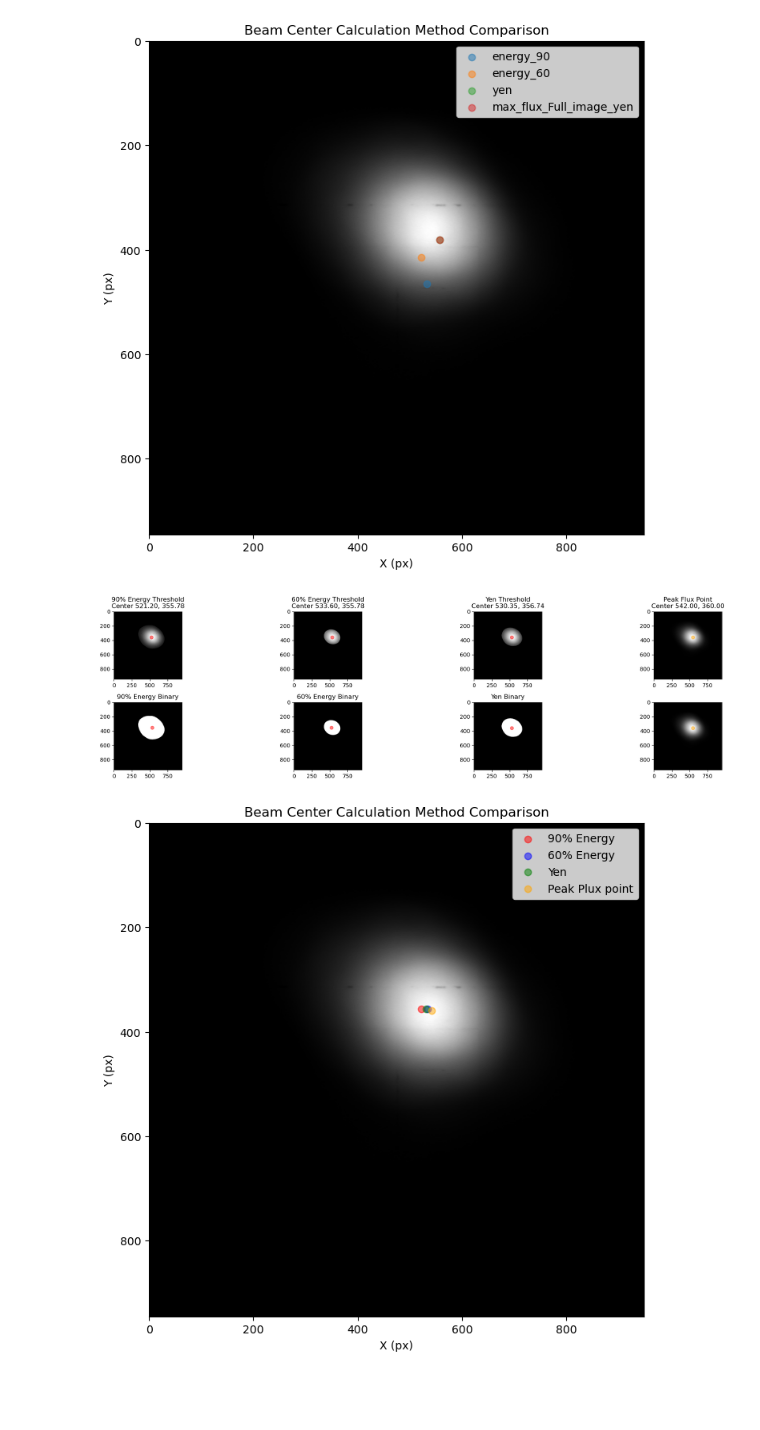
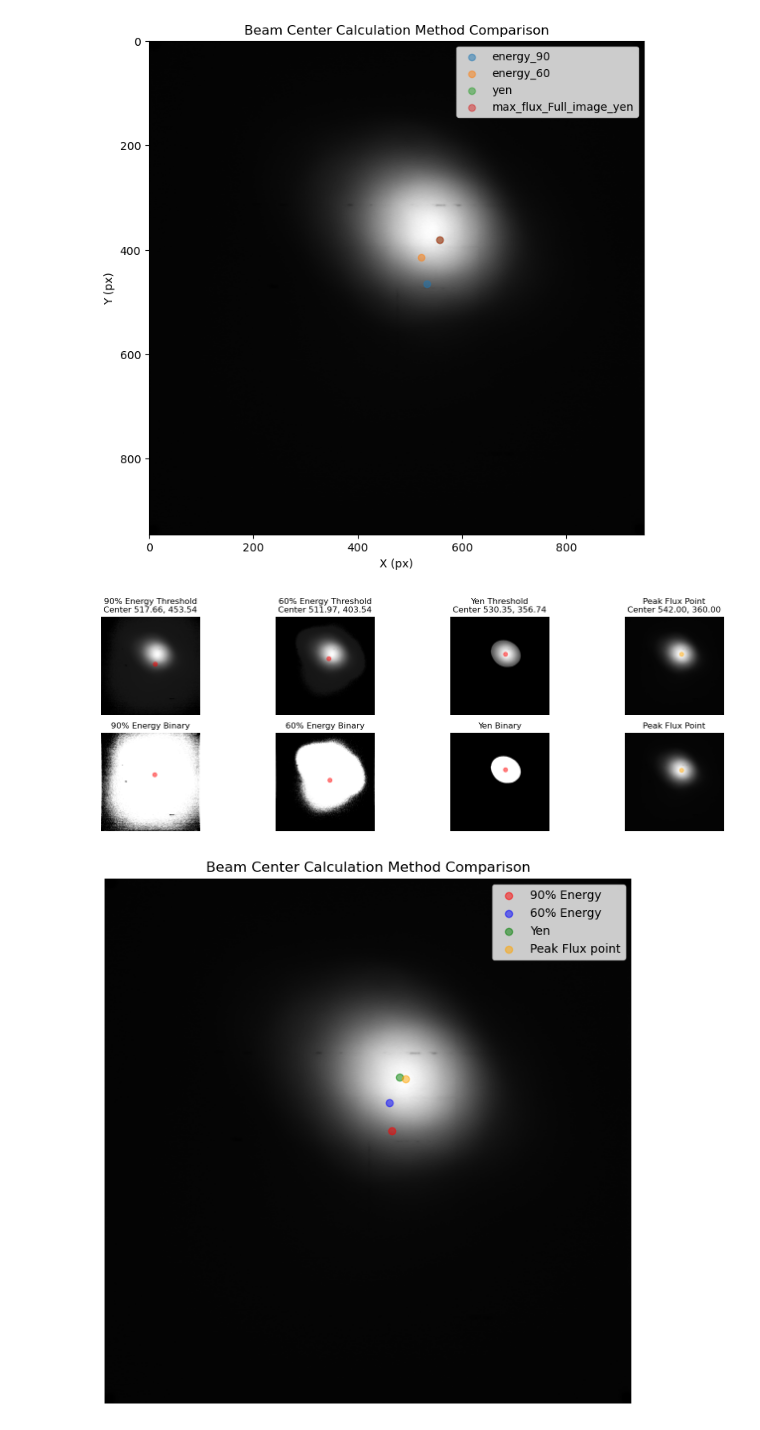
Before and after one commit to NREL/NREL-Beam-Characterization, a Jupyter notebook: visual_comparison_beam_center.ipynb, the cells around one changed output. Cells and saved outputs as stored; diff of their text form; code cells hidden in the pictures; blank space fills up the shorter version.

```diff
--- a/visual_comparison_beam_center.ipynb
+++ b/visual_comparison_beam_center.ipynb
@@ -19,7 +19,7 @@ images = imread(image_file_path)
 
 # image_0 = images[0]
 image_0 = images
-img_offset = 300 # Adjust the image to remove background noise
+img_offset = 00 # Adjust the image to remove background noise
 
 x_scale = 12 / image_0.shape[1]
 y_scale = 12 / image_0.shape[0]
@@ -106,7 +106,7 @@ x_max = x_max[0]
 
 
 
-fig, ax = plt.subplots(2, 4, figsize=(20, 5))
+fig, ax = plt.subplots(2, 4, figsize=(15, 5))
 ax[0, 0].imshow(img_threhsold_90, cmap="gray")
 ax[0, 0].scatter(img_threhsold_90_center[1], img_threhsold_90_center[0], label="90% Energy", color="red", alpha=0.5)
 ax[0, 0].set_title(f"90% Energy Threshold\nCenter {img_threhsold_90_center[1]:.2f}, {img_threhsold_90_center[0]:.2f}")
@@ -118,38 +118,50 @@ ax[1, 0].scatter(img_threhsold_60_center[1],img_threhsold_60_center[0], label="9
 ax[1, 0].set_title("90% Energy Binary")
 ax[1, 1].imshow(img_threshold_60_binary, cmap="gray")
 ax[1, 1].scatter(img_threhsold_90_center[1], img_threhsold_90_center[0], label="60% Energy Binary", color="red", alpha=0.5)
 ax[1, 1].set_title("60% Energy Binary")
 ax[0, 2].imshow(img_threshold_yen, cmap="gray")
 ax[0, 2].scatter(img_threshold_yen_center[1], img_threshold_yen_center[0], label="Yen Threshold", color="red", alpha=0.5)
 ax[0, 2].set_title(f"Yen Threshold\nCenter {img_threshold_yen_center[1]:.2f}, {img_threshold_yen_center[0]:.2f}")
 ax[1, 2].imshow(img_threshold_yen_binary, cmap="gray")
 ax[1, 2].scatter(img_threshold_yen_center[1], img_threshold_yen_center[0], label="Yen Binary", color="red", alpha=0.5)
 ax[1, 2].set_title("Yen Binary")
 ax[0, 3].imshow(image_0, cmap="gray")
-ax[0, 3].scatter(x_max, y_max, label="Peak Plux point", color="orange", alpha=0.5)
+ax[0, 3].scatter(x_max, y_max, label="Peak Flux point", color="orange", alpha=0.5)
 ax[0, 3].set_title(f"Peak Flux Point\nCenter {x_max:.2f}, {y_max:.2f}")
 ax[1, 3].imshow(image_0, cmap="gray")
-ax[1, 3].scatter(x_max, y_max, label="Peak Plux point", color="orange", alpha=0.5)
+ax[1, 3].scatter(x_max, y_max, label="Peak Flux point", color="orange", alpha=0.5)
+ax[1, 3].set_title("Peak Flux Point")
+# turn off axis
+for i in range(2):
+    for j in range(4):
+        ax[i, j].axis("off")
+
+        ax[i, j].set_xticks([])
+        ax[i, j].set_yticks([])
 
 plt.tight_layout()
 plt.show()
 
 
 
 plt.figure(figsize=(8, 8))
 plt.imshow(image_0, cmap="gray")
 plt.scatter(img_threhsold_90_center[1], img_threhsold_90_center[0], label="90% Energy", color="red", alpha=0.5)
 plt.scatter(img_threhsold_60_center[1], img_threhsold_60_center[0], label="60% Energy", color="blue", alpha=0.5)
 plt.scatter(img_threshold_yen_center[1], img_threshold_yen_center[0], label="Yen", color="green", alpha=0.5)
-plt.scatter(x_max, y_max, label="Peak Plux point", color="orange", alpha=0.5)
+plt.scatter(x_max, y_max, label="Peak Flux point", color="orange", alpha=0.5)
 plt.title("Beam Center Calculation Method Comparison")
 plt.xlabel("X (px)")
 plt.ylabel("Y (px)")
 plt.legend()
+# turn off axis
+plt.axis("off")
+plt.xticks([])
+plt.yticks([])
 plt.show()
 # %% [output]
-[figure, old version]
+[figure, new version]
-[figure, old version]
+[figure, new version]
 # %%
 def calculate_azimuth_and_elevation_error(ideal_vector, actual_vector):
     """
```
Also changed, not shown: parts of 1 cell of this notebook, 1 other file.
